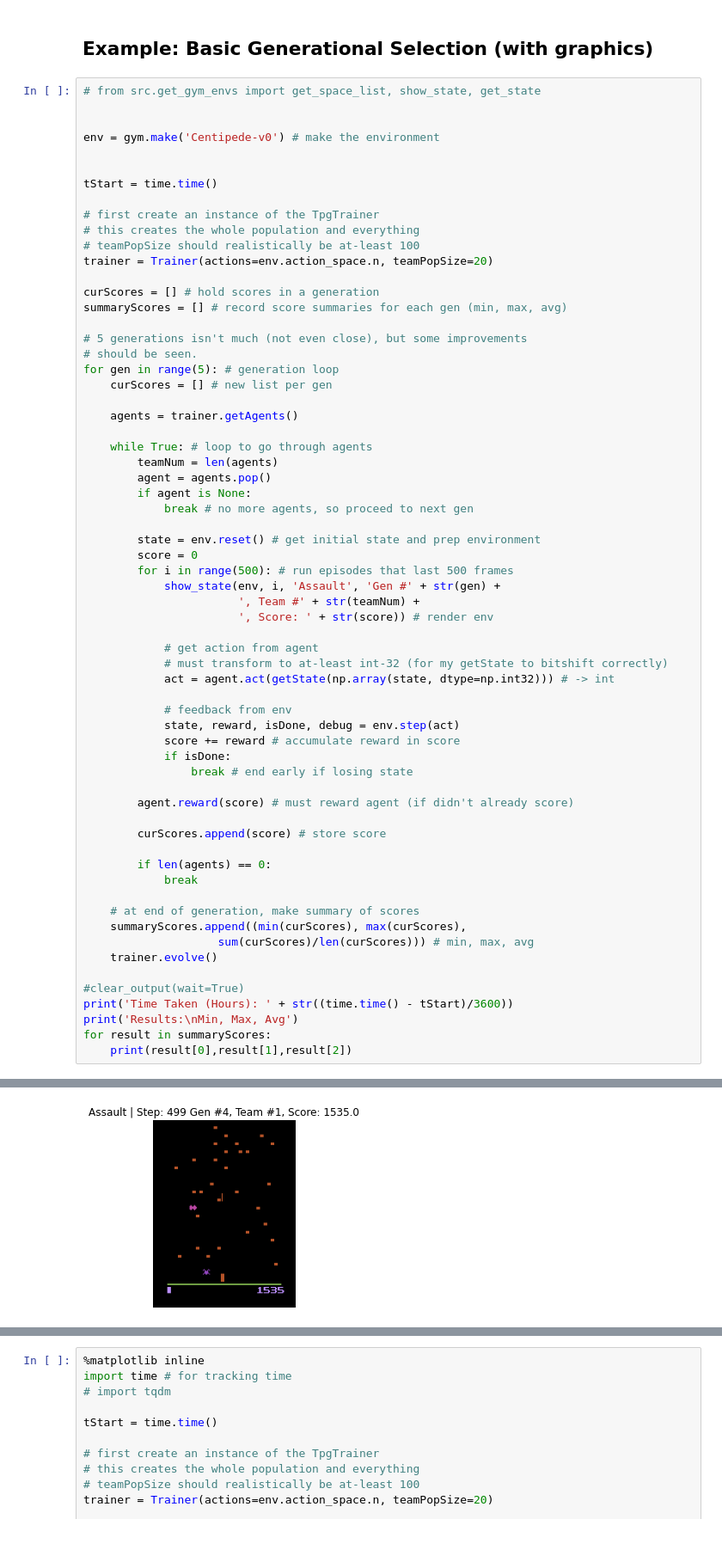
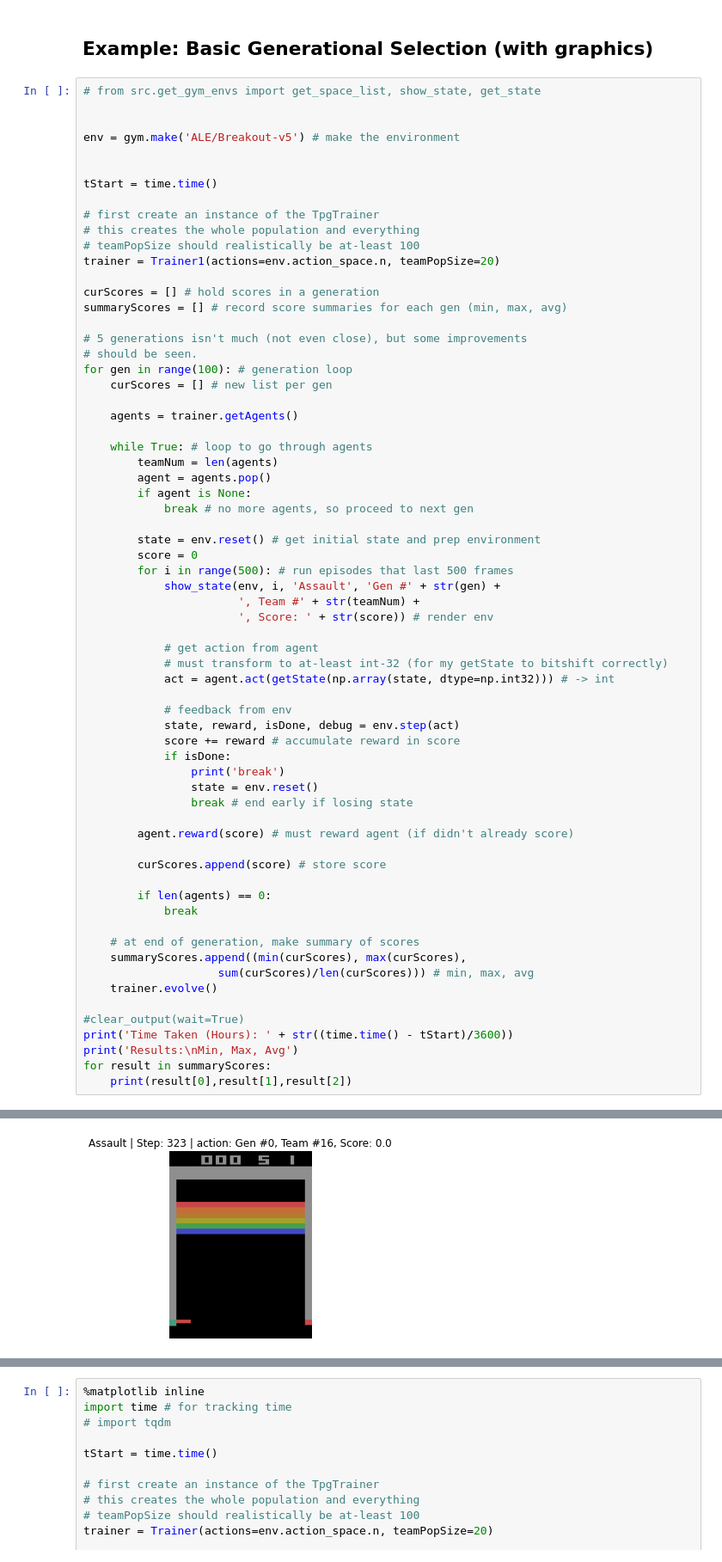
Before and after one commit to oyako-li/TPG, a Jupyter notebook: src/tpg_examples.ipynb, the cells around one changed output, grey strips where cells are left out. Shown: that part at 86% size. Cells and saved outputs as stored; diff of their text form.

```diff
--- a/src/tpg_examples.ipynb
+++ b/src/tpg_examples.ipynb
@@ -101,7 +99,7 @@ print(env.action_space.n) # learn size of action space
 # from src.get_gym_envs import get_space_list, show_state, get_state
 
 
-env = gym.make('Centipede-v0') # make the environment
+env = gym.make('ALE/Breakout-v5') # make the environment
 
 
 tStart = time.time()
@@ -109,14 +107,14 @@ tStart = time.time()
 # first create an instance of the TpgTrainer
 # this creates the whole population and everything
 # teamPopSize should realistically be at-least 100
-trainer = Trainer(actions=env.action_space.n, teamPopSize=20)
+trainer = Trainer1(actions=env.action_space.n, teamPopSize=20)
 
 curScores = [] # hold scores in a generation
 summaryScores = [] # record score summaries for each gen (min, max, avg)
 
 # 5 generations isn't much (not even close), but some improvements
 # should be seen.
-for gen in range(5): # generation loop
+for gen in range(100): # generation loop
     curScores = [] # new list per gen
 
     agents = trainer.getAgents()
@@ -142,6 +140,8 @@ for gen in range(5): # generation loop
             state, reward, isDone, debug = env.step(act)
             score += reward # accumulate reward in score
             if isDone:
+                print('break')
+                state = env.reset()
                 break # end early if losing state
 
         agent.reward(score) # must reward agent (if didn't already score)
@@ -165 +166 @@ for result in summaryScores:
-[figure, old version]
+[figure, new version]
```
Also changed, not shown: parts of 3 cells of this notebook, 7 other files.
